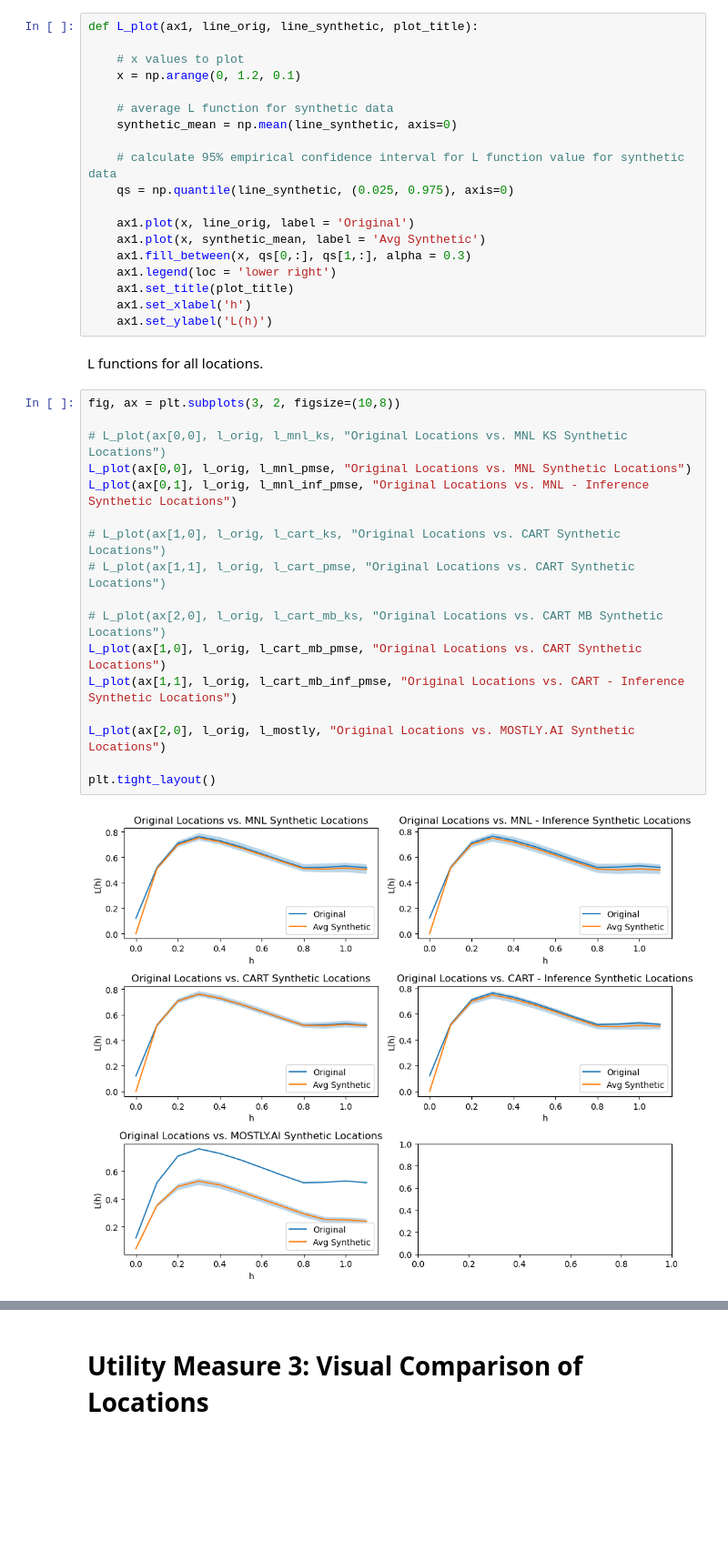
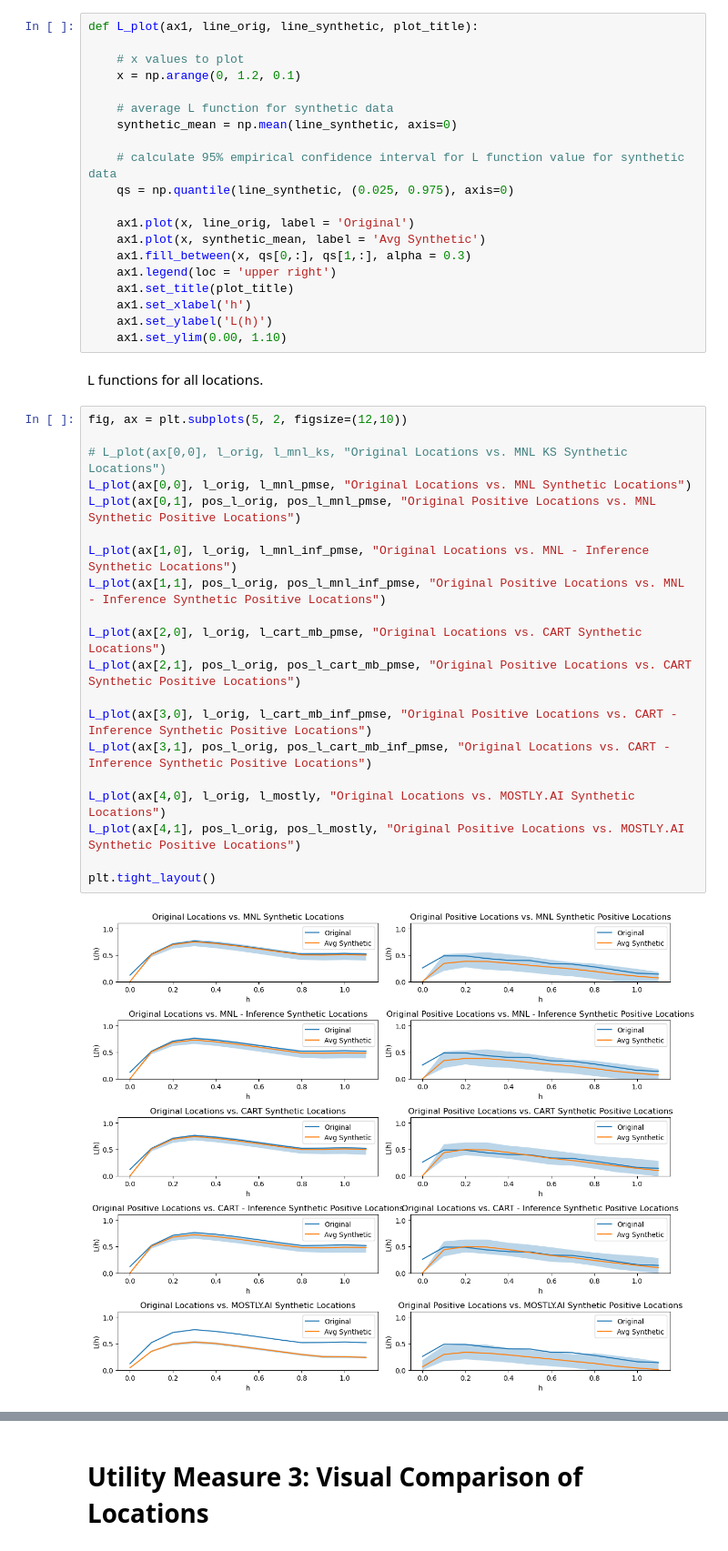
Before and after one commit to cdbale/optimized-sequential-synthesis, a Jupyter notebook: Utility_Analysis.ipynb, the cells around one changed output, grey strips where cells are left out. Shown: that part at 91% size. Cells and saved outputs as stored; diff of their text form; blank space fills up the shorter version.

```diff
--- a/Utility_Analysis.ipynb
+++ b/Utility_Analysis.ipynb
@@ -345,28 +345,32 @@ def L_plot(ax1, line_orig, line_synthetic, plot_title):
     ax1.plot(x, line_orig, label = 'Original')
     ax1.plot(x, synthetic_mean, label = 'Avg Synthetic')
     ax1.fill_between(x, qs[0,:], qs[1,:], alpha = 0.3)
-    ax1.legend(loc = 'lower right')
+    ax1.legend(loc = 'upper right')
     ax1.set_title(plot_title)
     ax1.set_xlabel('h')
     ax1.set_ylabel('L(h)')
+    ax1.set_ylim(0.00, 1.10)
 # %% [markdown]
 L functions for all locations.
 # %%
-fig, ax = plt.subplots(3, 2, figsize=(10,8))
+fig, ax = plt.subplots(5, 2, figsize=(12,10))
 
 # L_plot(ax[0,0], l_orig, l_mnl_ks, "Original Locations vs. MNL KS Synthetic Locations")
 L_plot(ax[0,0], l_orig, l_mnl_pmse, "Original Locations vs. MNL Synthetic Locations")
-L_plot(ax[0,1], l_orig, l_mnl_inf_pmse, "Original Locations vs. MNL - Inference Synthetic Locations")
+L_plot(ax[0,1], pos_l_orig, pos_l_mnl_pmse, "Original Positive Locations vs. MNL Synthetic Positive Locations")
 
-# L_plot(ax[1,0], l_orig, l_cart_ks, "Original Locations vs. CART Synthetic Locations")
-# L_plot(ax[1,1], l_orig, l_cart_pmse, "Original Locations vs. CART Synthetic Locations")
+L_plot(ax[1,0], l_orig, l_mnl_inf_pmse, "Original Locations vs. MNL - Inference Synthetic Locations")
+L_plot(ax[1,1], pos_l_orig, pos_l_mnl_inf_pmse, "Original Positive Locations vs. MNL - Inference Synthetic Positive Locations")
 
-# L_plot(ax[2,0], l_orig, l_cart_mb_ks, "Original Locations vs. CART MB Synthetic Locations")
-L_plot(ax[1,0], l_orig, l_cart_mb_pmse, "Original Locations vs. CART Synthetic Locations")
-L_plot(ax[1,1], l_orig, l_cart_mb_inf_pmse, "Original Locations vs. CART - Inference Synthetic Locations")
+L_plot(ax[2,0], l_orig, l_cart_mb_pmse, "Original Locations vs. CART Synthetic Locations")
+L_plot(ax[2,1], pos_l_orig, pos_l_cart_mb_pmse, "Original Positive Locations vs. CART Synthetic Positive Locations")
 
-L_plot(ax[2,0], l_orig, l_mostly, "Original Locations vs. MOSTLY.AI Synthetic Locations")
+L_plot(ax[3,0], l_orig, l_cart_mb_inf_pmse, "Original Positive Locations vs. CART - Inference Synthetic Positive Locations")
+L_plot(ax[3,1], pos_l_orig, pos_l_cart_mb_inf_pmse, "Original Locations vs. CART - Inference Synthetic Positive Locations")
+
+L_plot(ax[4,0], l_orig, l_mostly, "Original Locations vs. MOSTLY.AI Synthetic Locations")
+L_plot(ax[4,1], pos_l_orig, pos_l_mostly, "Original Positive Locations vs. MOSTLY.AI Synthetic Positive Locations")
 
 plt.tight_layout()
 # %% [output]
-[figure, old version]
+[figure, new version]
```
Also changed, not shown: parts of 71 cells of this notebook, 12 other files.
